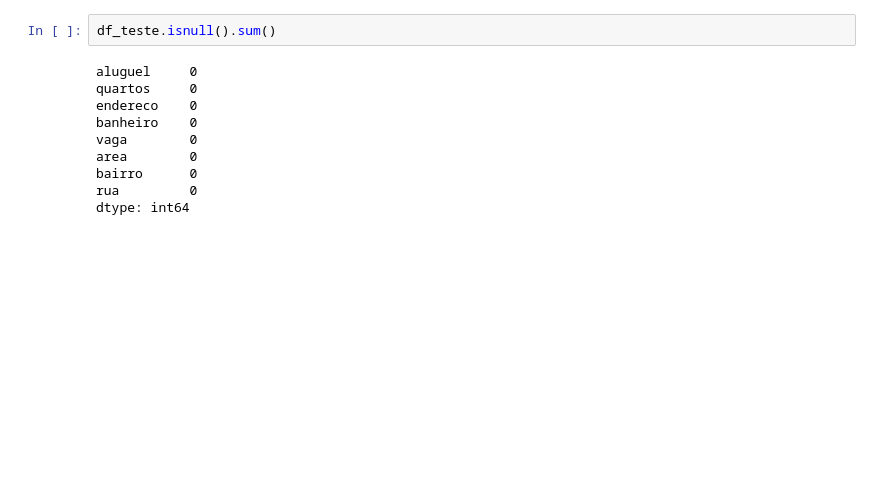
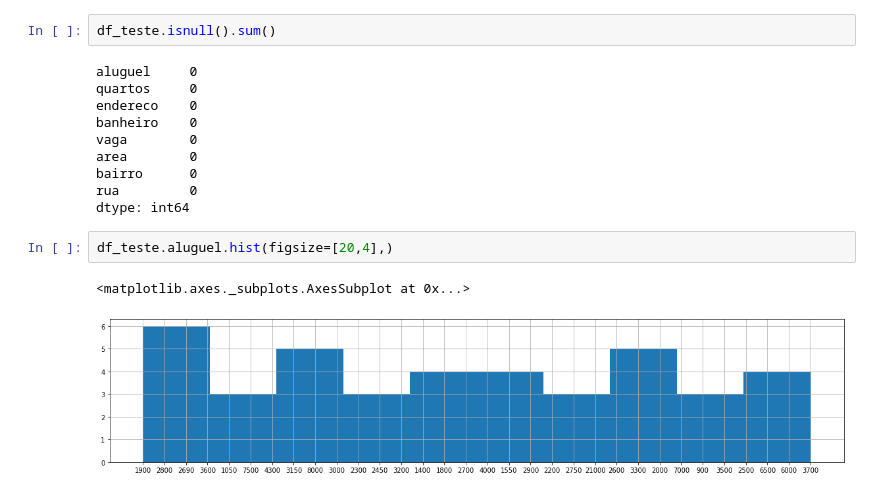
Before and after one commit to robsonbfreitas/CalculadoraDeAluguel, a Jupyter notebook: AnaliseDados.ipynb, the cells around one changed output. Drawn from its saved outputs; the diff is of its cells as text; blank space fills up the shorter version.

```diff
--- a/AnaliseDados.ipynb
+++ b/AnaliseDados.ipynb
@@ -280,3 +280,8 @@ area        0
 bairro      0
 rua         0
 dtype: int64
+# %%
+df_teste.aluguel.hist(figsize=[20,4],)
+# %% [output]
+<matplotlib.axes._subplots.AxesSubplot at 0x...>
+[figure, added]
```
Also changed, not shown: parts of 4 cells of this notebook.
